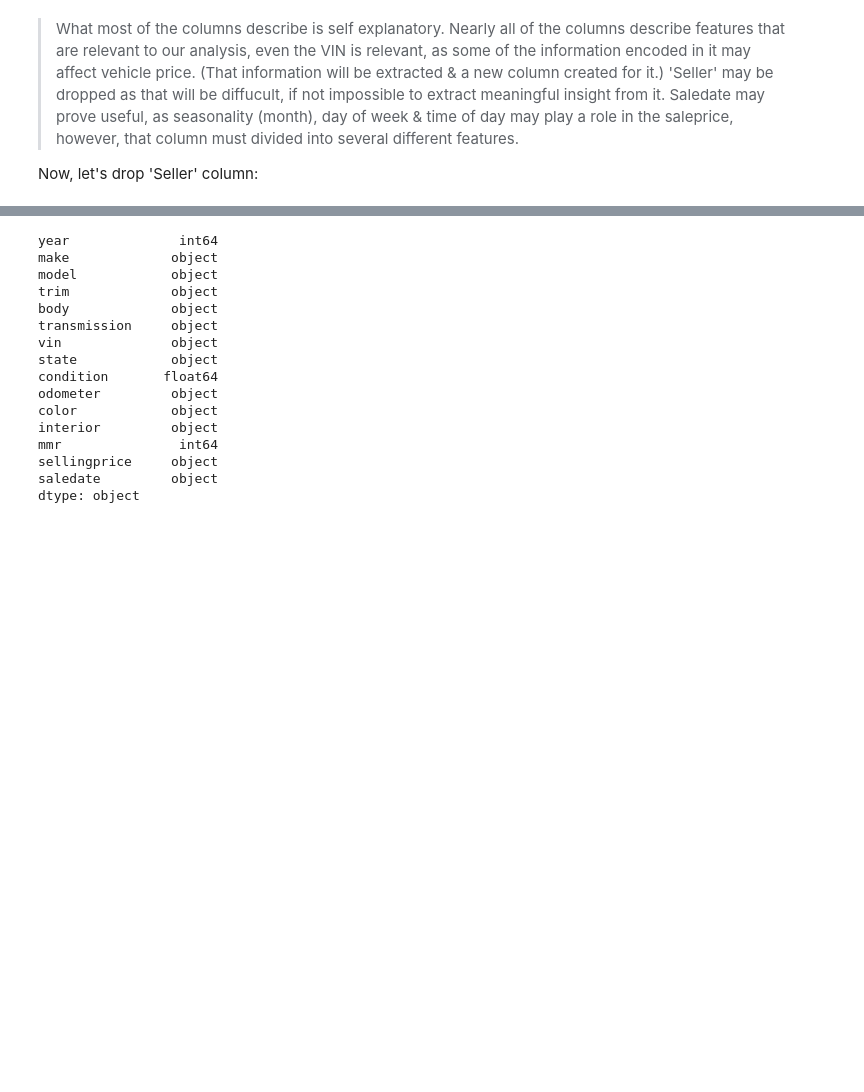
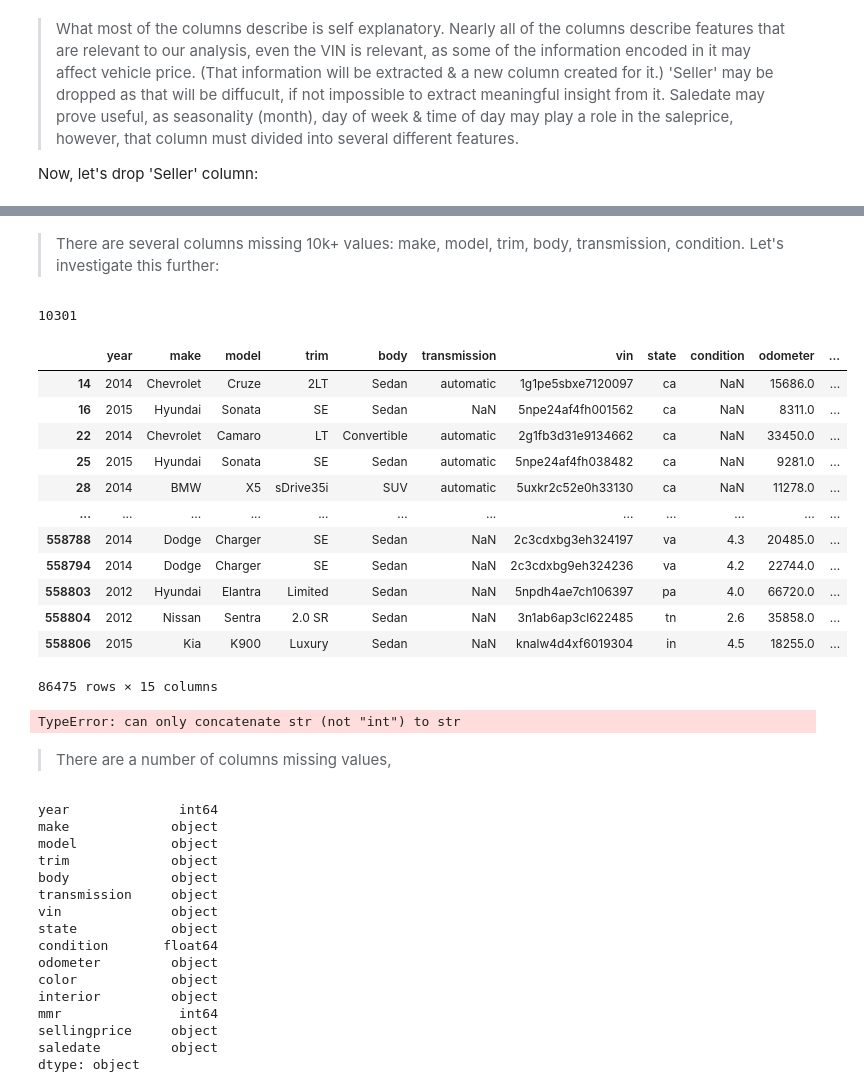
Before and after one commit to terminalcoder/used-car-auction-prices, a Jupyter notebook: notebook.ipynb, the cells around one changed output, grey strips where cells are left out. Cells and saved outputs as stored; diff of their text form; code cells hidden in the pictures; blank space fills up the shorter version.

```diff
--- a/notebook.ipynb
+++ b/notebook.ipynb
@@ -81,3 +100,31 @@ With the irrelevant column removed, we can proceed with cleaning & prepping the
+# %% [markdown]
+> There are several columns missing 10k+ values: make, model, trim, body, transmission, condition. Let's investigate this further:
+# %%
+df['make'].isna().sum()
+# %% [output]
+10301
+# %%
+df[df.isnull().any(axis=1)]
+# %% [output]
+|  | year | make | model | trim | body | transmission | vin | state | condition | odometer | ... |
+| 14 | 2014 | Chevrolet | Cruze | 2LT | Sedan | automatic | 1g1pe5sbxe7120097 | ca | NaN | 15686.0 | ... |
+| 16 | 2015 | Hyundai | Sonata | SE | Sedan | NaN | 5npe24af4fh001562 | ca | NaN | 8311.0 | ... |
+| 22 | 2014 | Chevrolet | Camaro | LT | Convertible | automatic | 2g1fb3d31e9134662 | ca | NaN | 33450.0 | ... |
+| 25 | 2015 | Hyundai | Sonata | SE | Sedan | automatic | 5npe24af4fh038482 | ca | NaN | 9281.0 | ... |
+| 28 | 2014 | BMW | X5 | sDrive35i | SUV | automatic | 5uxkr2c52e0h33130 | ca | NaN | 11278.0 | ... |
+| ... | ... | ... | ... | ... | ... | ... | ... | ... | ... | ... | ... |
+| 558788 | 2014 | Dodge | Charger | SE | Sedan | NaN | 2c3cdxbg3eh324197 | va | 4.3 | 20485.0 | ... |
+| 558794 | 2014 | Dodge | Charger | SE | Sedan | NaN | 2c3cdxbg9eh324236 | va | 4.2 | 22744.0 | ... |
+| 558803 | 2012 | Hyundai | Elantra | Limited | Sedan | NaN | 5npdh4ae7ch106397 | pa | 4.0 | 66720.0 | ... |
+| 558804 | 2012 | Nissan | Sentra | 2.0 SR | Sedan | NaN | 3n1ab6ap3cl622485 | tn | 2.6 | 35858.0 | ... |
+| 558806 | 2015 | Kia | K900 | Luxury | Sedan | NaN | knalw4d4xf6019304 | in | 4.5 | 18255.0 | ... |
+86475 rows × 15 columns
+# %%
+df.isna()
+# %% [output]
+TypeError: can only concatenate str (not "int") to str
+# %% [markdown]
+> There are a number of columns missing values,
 # %%
 df.dtypes
 # %% [output]
```
Also changed, not shown: parts of 5 cells of this notebook.
